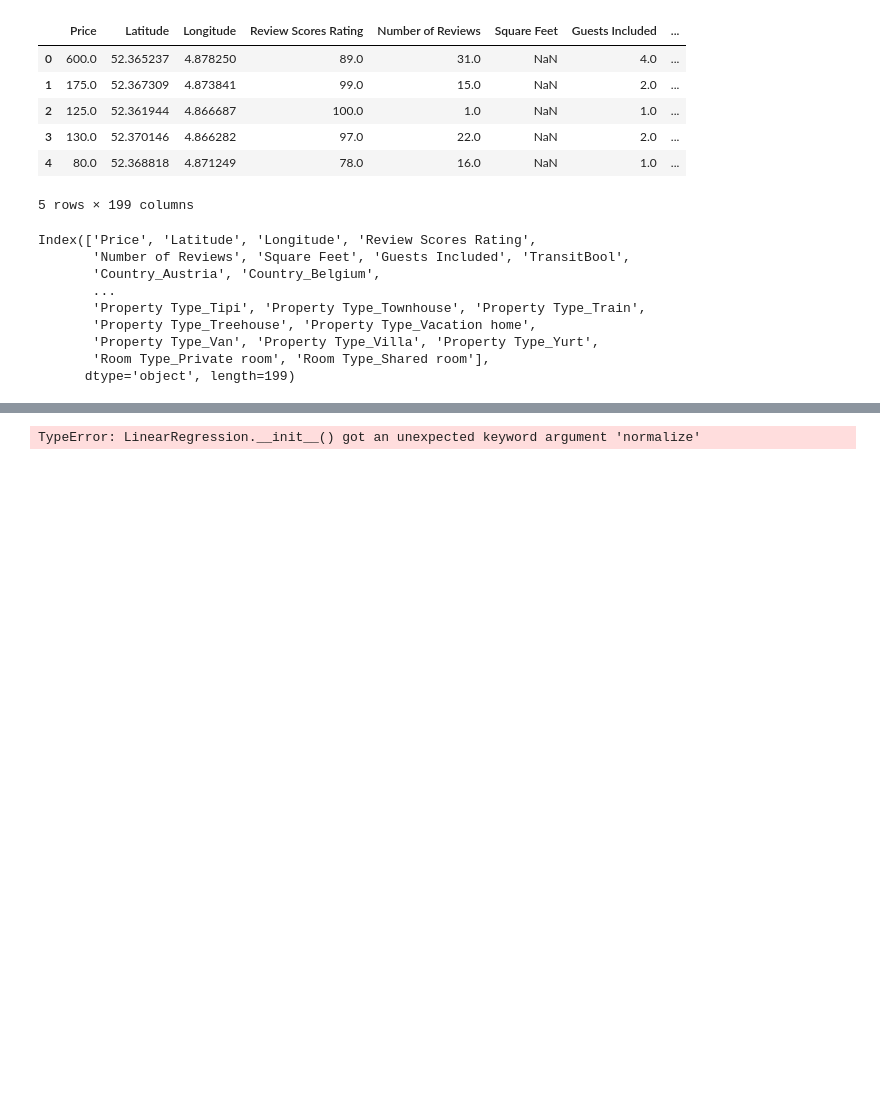
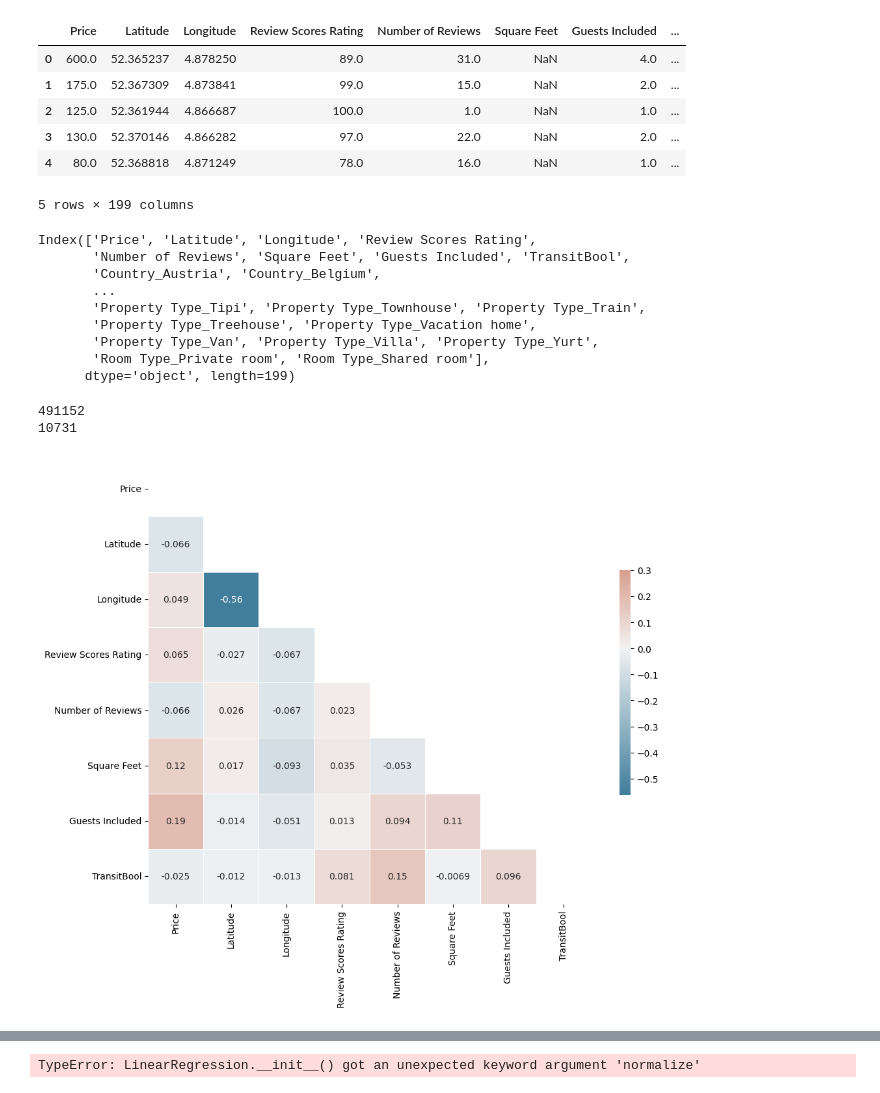
Before and after one commit to ninaschelter/Udacity-Projekt1, a Jupyter notebook: eval_airbnb_global.ipynb, the cells around one changed output, grey strips where cells are left out. Drawn from its saved outputs; the diff is of its cells as text; code cells hidden in the pictures; blank space fills up the shorter version.

Commit message:
first correlations, drop square feet

```diff
--- a/eval_airbnb_global.ipynb
+++ b/eval_airbnb_global.ipynb
@@ -60,6 +63,11 @@ Room Type                object
 Square Feet             float64
 Guests Included         float64
 dtype: object
+# %%
+print(f"Square Feet nans: {selData['Square Feet'].isna().sum()}")
+
+#drop Square Feet column
+selData = selData.drop('Square Feet', axis=1)
 # %%
 # switch Transit column to boolean column nan values are 0 and other values are 1
 # assumption everything with no nan have a transit
@@ -210,3 +218,28 @@ Index(['Price', 'Latitude', 'Longitude', 'Review Scores Rating',
 # %%
 fill_mean = lambda col: col.fillna(col.mean()) # calculate the mean of the column and fill the missing values
 fill_mode = lambda col: col.fillna(col.mode())  # get the most common value of the column and fill the missing values
+# %%
+import seaborn as sns
+import matplotlib.pyplot as plt
+import numpy as np
+# Compute the correlation matrix
+correlation_matrix = cleanHlData.corr()
+
+# Generate a mask for the upper triangle
+mask = np.triu(np.ones_like(correlation_matrix, dtype=bool))
+
+# Set up the matplotlib figure
+f, ax = plt.subplots(figsize=(11, 9))
+
+# Generate a custom diverging colormap
+cmap = sns.diverging_palette(230, 20, as_cmap=True)
+
+# Draw the heatmap with the mask and correct aspect ratio
+sns.heatmap(correlation_matrix, mask=mask, cmap=cmap, vmax=.3, center=0,
+            square=True, linewidths=.5, cbar_kws={"shrink": .5}, annot=True)
+
+plt.show()
+# %% [output]
+491152
+10731
+[figure, added]
```
Also changed, not shown: parts of 5 cells of this notebook.
